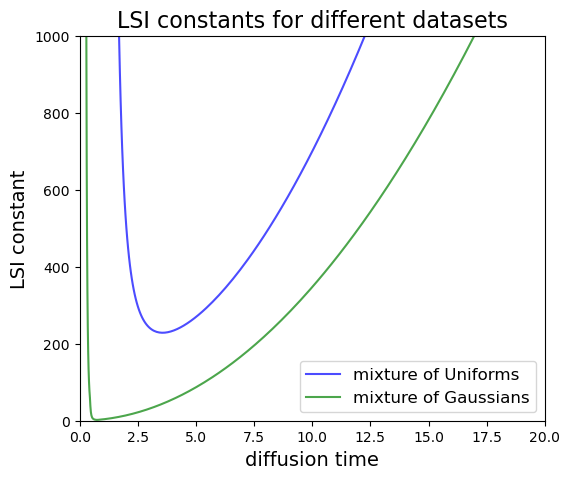
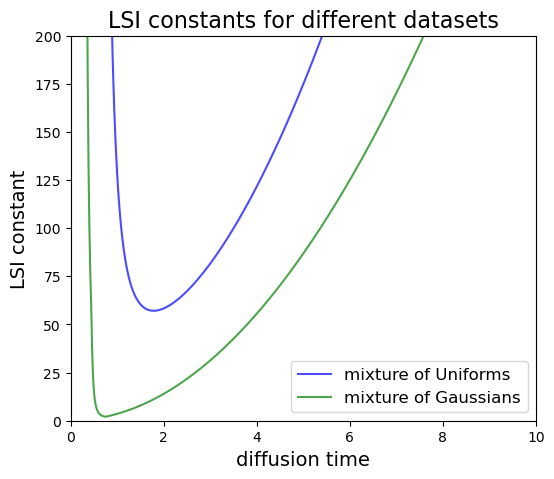
The notebook cell's code change between the first figure and the second:
--- before
+++ after
@@ -19,6 +19,6 @@
 ax.set_ylabel('LSI constant', fontsize=14)
 ax.set_xlim(time[-1], time[0])
-ax.set_ylim(0, 1000)
-ax.set_xlim(0, 20)
+ax.set_ylim(0, 200)
+ax.set_xlim(0, 10)
 ax.legend(fontsize=12)
 ax.set_title('LSI constants for different datasets', fontsize=16)

Commit: minor fixes